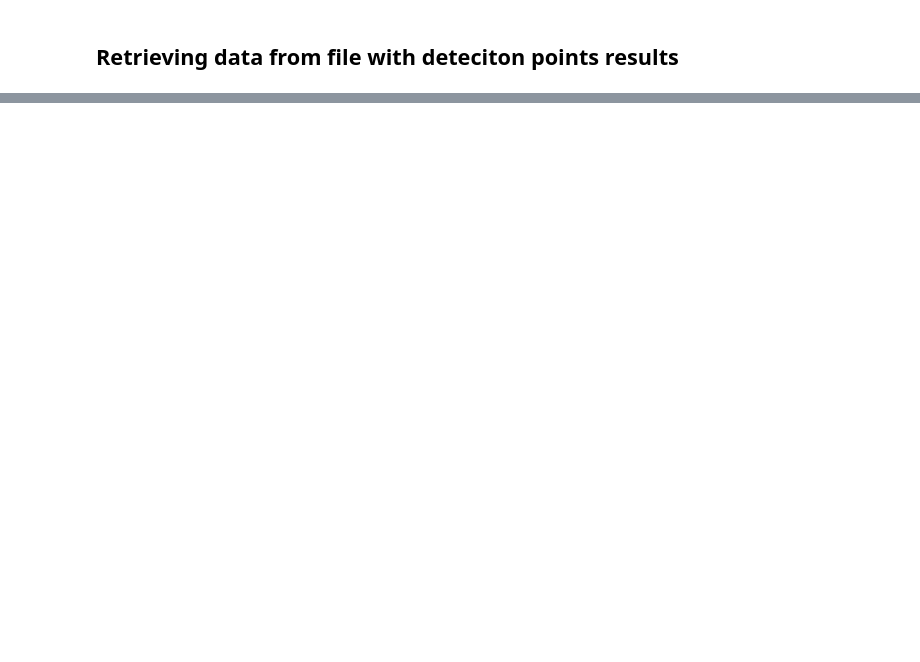
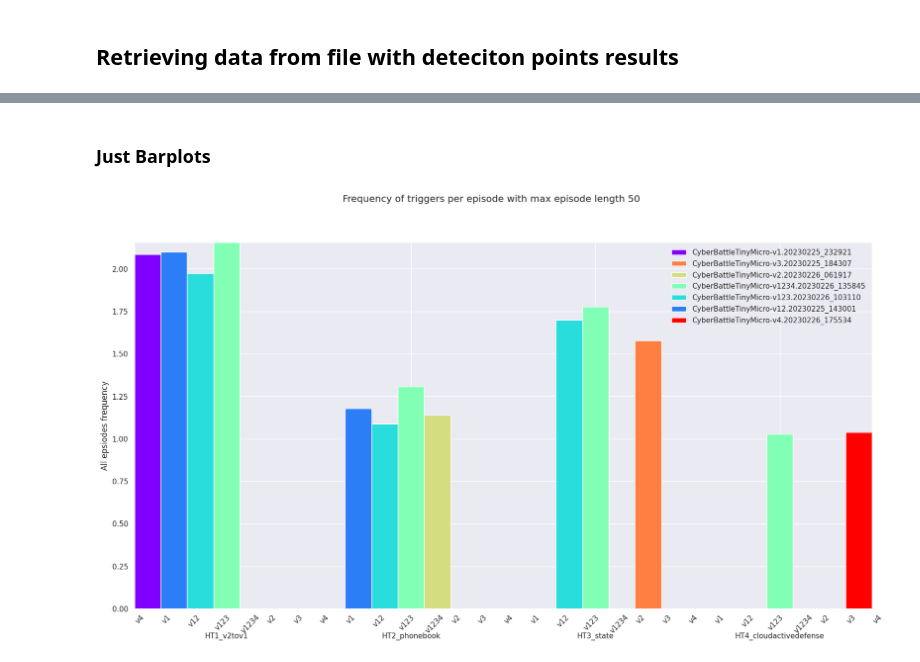
Before and after one commit to kvas7andy/CyberBattleSim_Web, a Jupyter notebook: notebooks/deception_evaluation.ipynb, the cells around one changed output, grey strips where cells are left out. Saved outputs shown, nothing was run; the diff lists cells and outputs as text; code cells hidden in the pictures; blank space fills up the shorter version.

```diff
--- a/notebooks/deception_evaluation.ipynb
+++ b/notebooks/deception_evaluation.ipynb
@@ -79,0 +221,79 @@ iteration_count = max_episode_steps if iteration_count is None else iteration_co
+# %% [markdown]
+### Just Barplots
+# %%
+def seaborn_barplot(cur_expers, include_dps=False, first_occur=False, freq_not_count=False, n_last_episodes=0, color = None):
+    """Visualize results of experiments via maplotlib barlinplot"""
+
+    detection_points_npz = {}
+    for gymid in cur_expers:
+        for date in cur_expers[gymid]:
+            checkpoint_dir = os.path.join(log_dir, gymid, date)
+            detection_points_npz[gymid + '.' + date] = np.load(os.path.join(checkpoint_dir, 'training',
+                                                                            'detection_points_results.npz'))
+    detection_point_names = set()
+    detection_points_indices = {}
+    for exper in detection_points_npz:
+        for k in detection_points_npz[exper].keys():
+            ht_dp_name, csr_index_type = '_'.join(k.split('_')[:-1]), k.split('_')[-1]
+            if not include_dps and "dp" in ht_dp_name.lower():
+                continue
+            detection_point_names |= {ht_dp_name}
+            detection_points_indices[exper + '.' + ht_dp_name] = detection_points_indices.get(exper + '.' + ht_dp_name, dict())
+            detection_points_indices[exper + '.' + ht_dp_name].update({csr_index_type: detection_points_npz[exper][k]})
+
+    dp_names, exper_names = sorted(list((detection_point_names))), sorted(list(detection_points_npz.keys()))
+
+    # sns.set(style="darkgrid", color_codes=True) #
+    fig = plt.figure(figsize=(20, 10))
+    ax = plt.subplot(111)
+
+    N, M = len(dp_names), len(exper_names)
+    w_N = 1/N
+    w_M = w_N/M
+
+
+    for exper_ht_dp_name in detection_points_indices:
+        # construct axes in fig, and log its index (i, j) inside axes
+        gymid, date, detection_point = exper_ht_dp_name.split('.')
+        exper_name = gymid + '.' + date
+        exper_index, dp_index = exper_names.index(exper_name), dp_names.index(detection_point)
+
+        indices = detection_points_indices[exper_ht_dp_name]['indices']
+        indptr = detection_points_indices[exper_ht_dp_name]['indptr']
+        eplength = detection_points_indices[exper_ht_dp_name]['eplength']
+        n_nonzero, N_episodes = len(indices), len(indptr) - 1
+
+        # n_episodes x 50
+        all_occur = scipy.sparse.csr_matrix(([True] * n_nonzero, indices, indptr),
+                                            shape=(N_episodes, max_episode_steps))
+
+        n_occur_per_episode = np.ravel(np.array(all_occur.sum(axis=1)))
+        # only episodes which have nonzero inclusions
+        if freq_not_count:
+            freq_occur_per_episode = (n_occur_per_episode[-n_last_episodes:])[n_occur_per_episode[-n_last_episodes:] > 0] / \
+                eplength[-n_last_episodes:][n_occur_per_episode[-n_last_episodes:] > 0]
+        else:
+            freq_occur_per_episode = (n_occur_per_episode[-n_last_episodes:])[n_occur_per_episode[-n_last_episodes:] > 0]
+        freq_occur_per_episode = freq_occur_per_episode if len(freq_occur_per_episode) else [0]*n_epis
+        ax.bar(w_M / 2 + dp_index / N + exper_index * w_M, freq_occur_per_episode.mean(), width=w_M, color=color[exper_index], align='center', label=exper_name)
+
+    ax.set_ylabel(f"Last {n_last_episodes} "*(n_last_episodes != 0) + (not n_last_episodes)*"All "+ "epsiodes frequency")
+    ax.xaxis.set_major_locator(plt.FixedLocator(np.linspace(0, 1, N+1)[:-1] + w_N/2))
+    ax.xaxis.set_major_formatter(plt.FixedFormatter(dp_names))
+    ax.xaxis.set_minor_locator(plt.FixedLocator(np.linspace(0, 1, N*M+1))) # - w_M/2))
+    ax.xaxis.set_minor_formatter(plt.FuncFormatter(lambda val, tick_number: exper_names[(tick_number - 1) % M].split('-')[1].split('.')[0]))
+    ax.tick_params(axis='x', pad=30)
+    plt.setp( ax.xaxis.get_minorticklabels(), rotation=45, ha='left')
+
+    ax.autoscale(tight=True)
+
+
+    handles, labels = plt.gca().get_legend_handles_labels()
+    by_label = dict(zip(labels, handles))
+    ax.legend(by_label.values(), by_label.keys(), frameon=False)
+
+    _ = fig.suptitle(f"Frequency of triggers per episode with max episode length {max_episode_steps}")
+
+seaborn_barplot(cur_expers)
+# %% [output]
+[figure, added]
```
Also changed, not shown: parts of 12 cells of this notebook, 7 other files.
